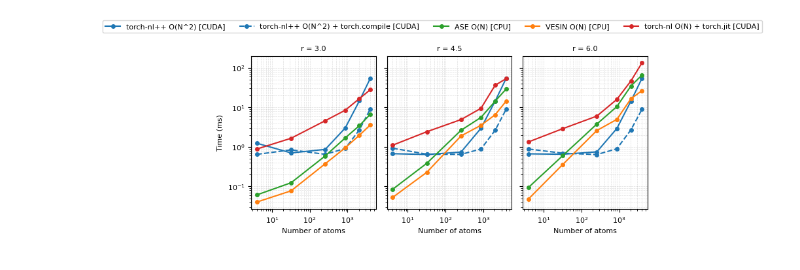
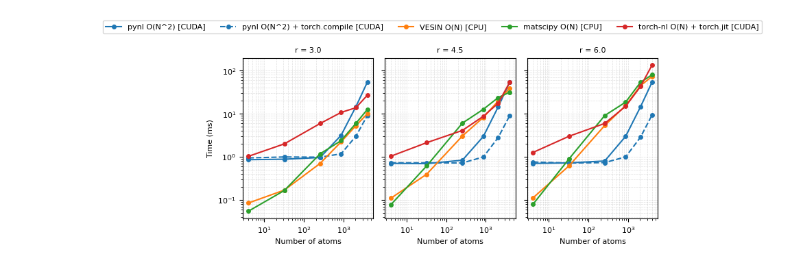
Before and after one commit to venkatkapil24/batch_nl, a Jupyter notebook: examples/benchmark_single_structure.ipynb, the cells around one changed output. Drawn from its saved outputs; the diff is of its cells as text; code cells hidden in the pictures.

```diff
--- a/examples/benchmark_single_structure.ipynb
+++ b/examples/benchmark_single_structure.ipynb
@@ -71,7 +90,7 @@ base = Atoms(
 
 supercells = [1, 2, 4, 6, 8, 10]      # (n,n,n) replication
 radii = [3.0, 4.5, 6.0]
-n_tries = 1
+n_tries = 4
 
 device = "cuda:0"
 # %%
@@ -171,26 +220,26 @@ Supercell size: (2, 2, 2)  →  num_atoms = 32
 # %%
 methods = [
-    "vk_on2",
-    "vk_on2_compile",
-    "ase",
-    "vesin",
-    "torch_n1",
+    "pynl_on2",
+    "pynl_on2_compile",
+    "vesin_on1",
+    "matscipy_on1",
+    "torch_on1",
 ]
 
 labels = [
-    "torch-nl++ O(N^2) [CUDA]",
-    "torch-nl++ O(N^2) + torch.compile [CUDA]",
-    "ASE O(N) [CPU]",
+    "pynl O(N^2) [CUDA]",
+    "pynl O(N^2) + torch.compile [CUDA]",
     "VESIN O(N) [CPU]",
+    "matscipy O(N) [CPU]",
     "torch-nl O(N) + torch.jit [CUDA]",
 ]
 
-# Fewer colors: one per method family
+# One color per method family
 colors = {
-    "vk_on2":  "tab:blue",
-    "ase":     "tab:green",
-    "vesin":   "tab:orange",
-    "torch_n1":"tab:red",
+    "pynl_on2":     "tab:blue",
+    "vesin_on1":    "tab:orange",
+    "matscipy_on1": "tab:green",
+    "torch_on1":    "tab:red",
 }
 
 radii_list = list(results.keys())
@@ -213,40 +262,38 @@ for ax, radius in zip(axes, radii_list):
         times = [results[radius][N][method] for N in num_atoms_list]
 
         # choose color family
-        if method.startswith("vk_on2"):
-            color_key = "vk_on2"
-        elif method.startswith("vk_on1"):
-            color_key = "vk_on1"
+        if method.startswith("pynl_on2"):
+            color_key = "pynl_on2"
         else:
-            color_key = method  # ase, vesin, torch_n2
+            color_key = method  # vesin_on1, matscipy_on1, torch_on1
 
         color = colors[color_key]
 
         # dashed if compile, solid otherwise
         linestyle = "--" if "compile" in method else "-"
 
         ax.plot(
             num_atoms_list,
             times,
             marker="o",
             linestyle=linestyle,
             color=color,
             label=label,
         )
 
     ax.set_xscale("log")
     ax.set_yscale("log")
     ax.set_title(f"r = {radius}")
     ax.grid(True, which="both", ls="--", alpha=0.4)
 
 for ax in axes:
     ax.set_xlabel("Number of atoms")
 axes[0].set_ylabel("Time (ms)")
 
 handles, legend_labels = axes[0].get_legend_handles_labels()
-fig.legend(handles, legend_labels, loc="upper center", ncol=len(methods) // 1)
+fig.legend(handles, legend_labels, loc="upper center", ncol=len(methods))
 
 plt.tight_layout(rect=[0, 0, 1, 0.92])
 plt.show()
 # %% [output]
-[figure, old version]
+[figure, new version]
```
Also changed, not shown: parts of 3 cells of this notebook, 1 other file.
